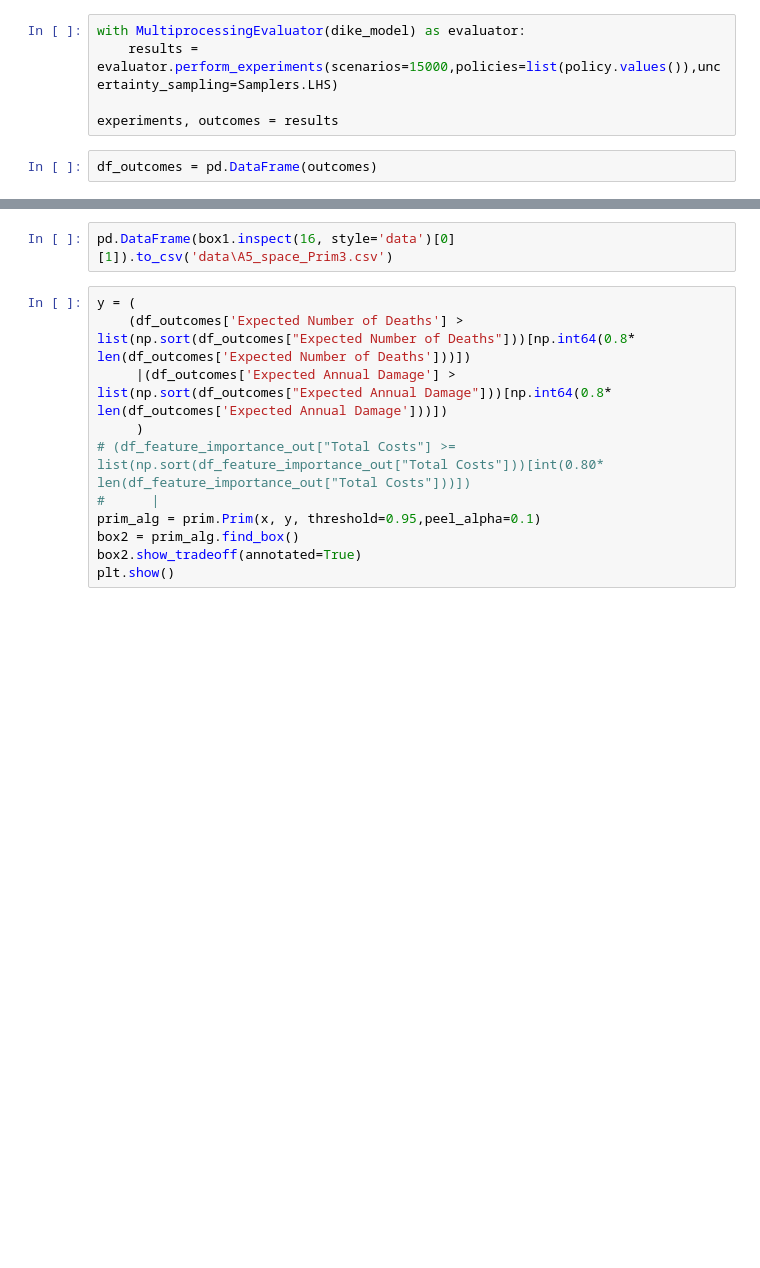
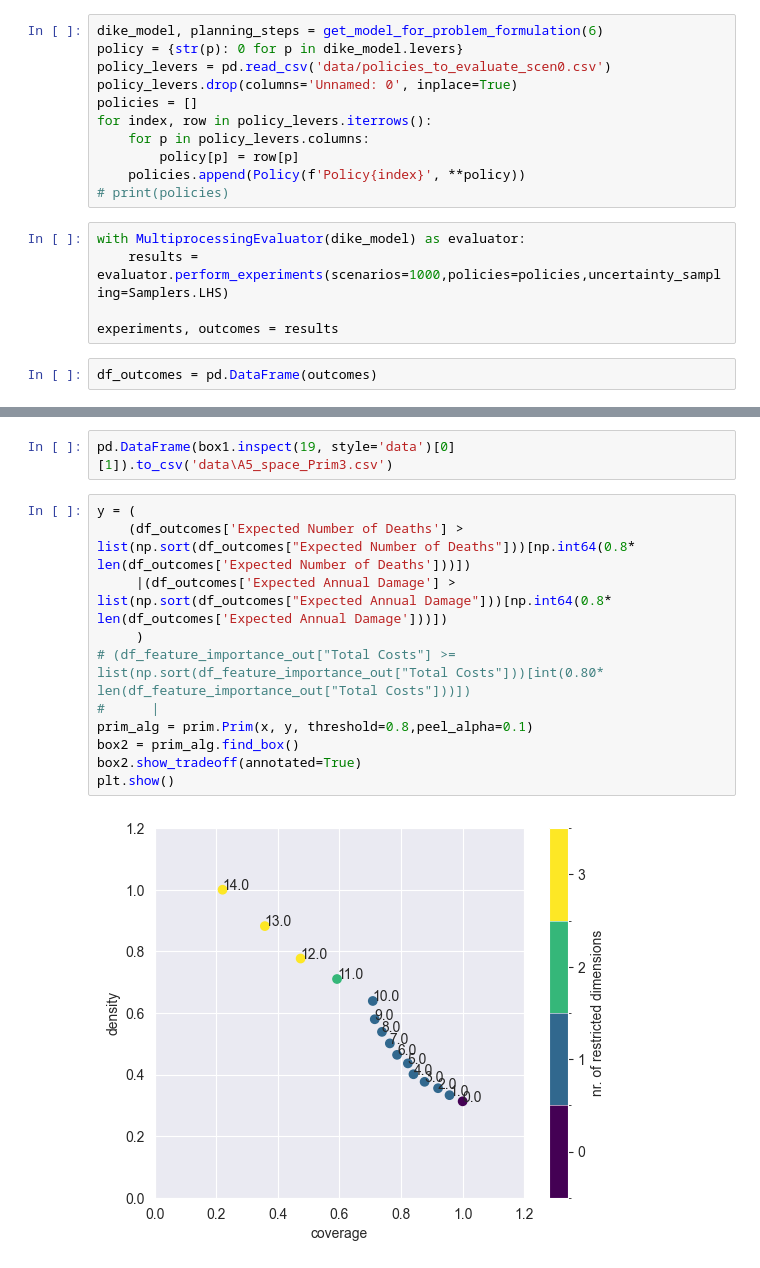
Before and after one commit to roesel1/EPA141A---MD, a Jupyter notebook: final assignment/PRIM (MORDM).ipynb, the cells around one changed output, grey strips where cells are left out. Drawn from its saved outputs; the diff is of its cells as text; blank space fills up the shorter version.

Commit message:
All files needed for or used by PRIM (MORDM)

```diff
--- a/final assignment/PRIM (MORDM).ipynb
+++ b/final assignment/PRIM (MORDM).ipynb
@@ -52,6 +29,17 @@ IndentationError: expected an indented block after 'for' statement on line 8 (31
+# %%
+dike_model, planning_steps = get_model_for_problem_formulation(6)
+policy = {str(p): 0 for p in dike_model.levers}
+policy_levers = pd.read_csv('data/policies_to_evaluate_scen0.csv')
+policy_levers.drop(columns='Unnamed: 0', inplace=True)
+policies = []
+for index, row in policy_levers.iterrows():
+    for p in policy_levers.columns:
+        policy[p] = row[p]
+    policies.append(Policy(f'Policy{index}', **policy))
+# print(policies)
 # %%
 with MultiprocessingEvaluator(dike_model) as evaluator:
-    results = evaluator.perform_experiments(scenarios=15000,policies=list(policy.values()),uncertainty_sampling=Samplers.LHS)
+    results = evaluator.perform_experiments(scenarios=1000,policies=policies,uncertainty_sampling=Samplers.LHS)
 
 experiments, outcomes = results
 # %%
@@ -70,13 +116,15 @@ plt.show()
 # %%
-pd.DataFrame(box1.inspect(16, style='data')[0][1]).to_csv('data\A5_space_Prim3.csv')
+pd.DataFrame(box1.inspect(19, style='data')[0][1]).to_csv('data\A5_space_Prim3.csv')
 # %%
 y = (
     (df_outcomes['Expected Number of Deaths'] > list(np.sort(df_outcomes["Expected Number of Deaths"]))[np.int64(0.8* len(df_outcomes['Expected Number of Deaths']))])
      |(df_outcomes['Expected Annual Damage'] > list(np.sort(df_outcomes["Expected Annual Damage"]))[np.int64(0.8* len(df_outcomes['Expected Annual Damage']))])
      )
 # (df_feature_importance_out["Total Costs"] >= list(np.sort(df_feature_importance_out["Total Costs"]))[int(0.80* len(df_feature_importance_out["Total Costs"]))])
 #      |
-prim_alg = prim.Prim(x, y, threshold=0.95,peel_alpha=0.1)
+prim_alg = prim.Prim(x, y, threshold=0.8,peel_alpha=0.1)
 box2 = prim_alg.find_box()
 box2.show_tradeoff(annotated=True)
 plt.show()
+# %% [output]
+[figure, added]
```
Also changed, not shown: parts of 10 cells of this notebook, 4 other files.
